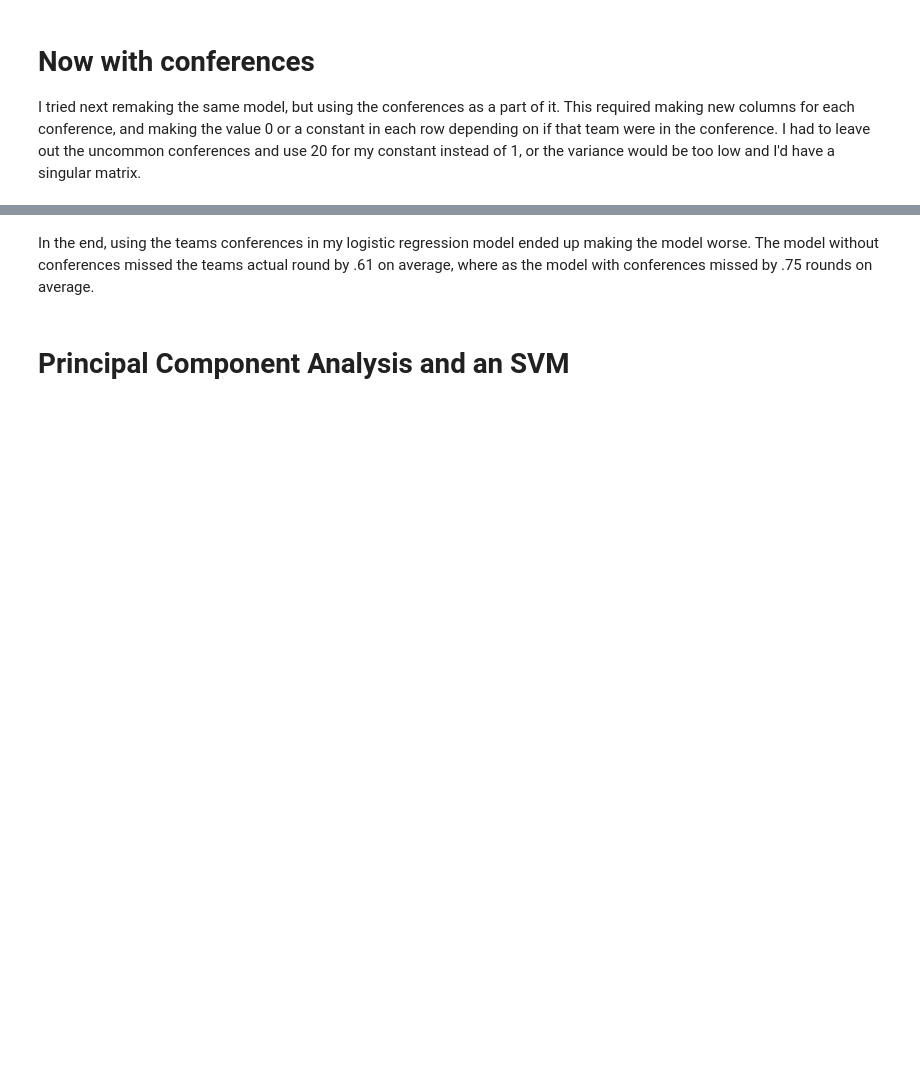
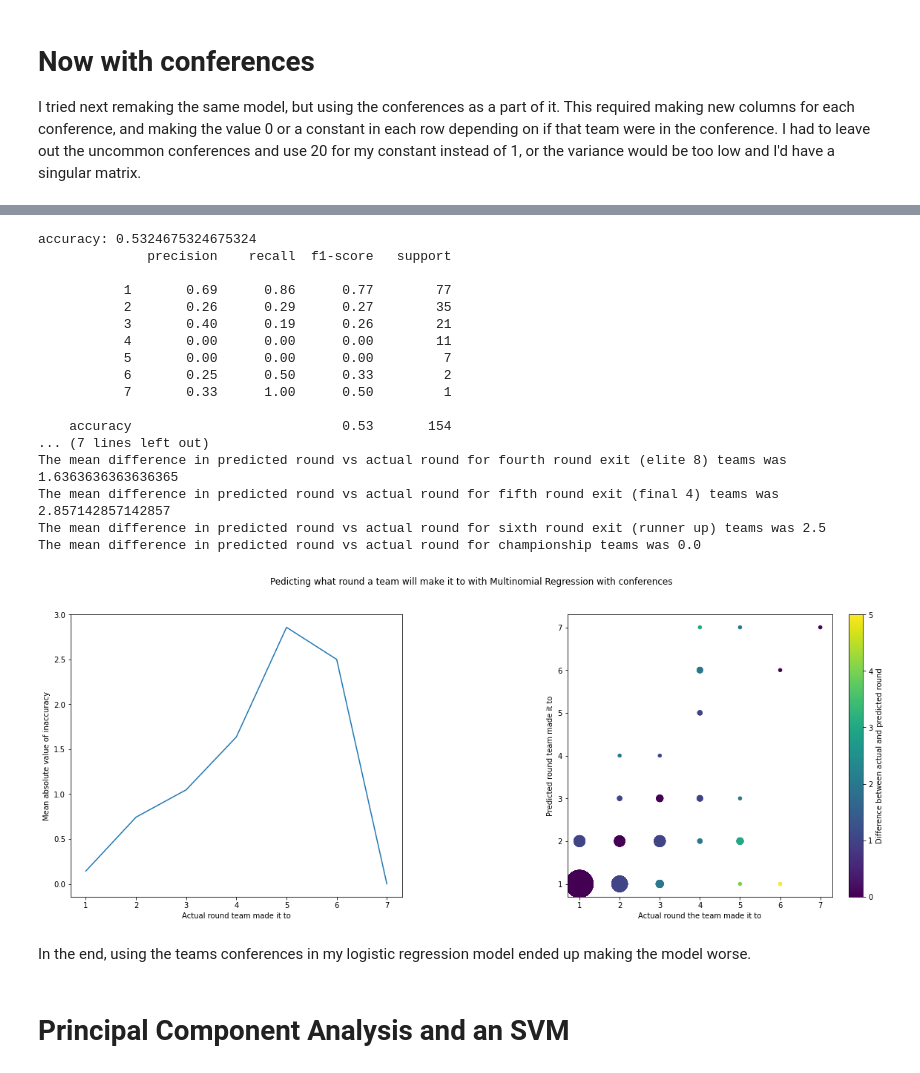
Before and after one commit to ajbenz18/march-madness-model, a Jupyter notebook: analysis.ipynb, the cells around one changed output, grey strips where cells are left out. Cells and saved outputs as stored; diff of their text form; code cells hidden in the pictures; blank space fills up the shorter version.

```diff
--- a/analysis.ipynb
+++ b/analysis.ipynb
@@ -142,11 +146,11 @@ strong multicollinearity or other numerical problems.
 For the above regression, basically every numerical stat I had access to was used, and this maybe is a bit too much. Some stats aren't very important or have strong collinearity with other stats. Perhaps those should be eliminated from the model.
 # %%
 
-feature_vectors = all_data.drop(['TEAM', 'CONF', 'G', 'W', 'POSTSEASON', 'YEAR', 'ADJOE', 'ADJDE'], axis=1)
-class_labels = all_data['POSTSEASON']
-train_vectors, test_vectors, train_labels, test_labels = train_test_split(feature_vectors, class_labels, random_state=8)
+train_vectors_less = train_vectors.drop(['ADJOE', 'ADJDE'], axis=1)
+test_vectors_less = test_vectors.drop(['ADJOE', 'ADJDE'], axis=1)
 
-reduced_model = sm.OLS(train_labels, train_vectors)
+
+reduced_model = sm.OLS(train_labels, train_vectors_less)
 reduced_results = reduced_model.fit()
 print(reduced_results.summary())
 # %% [output]
@@ -172,22 +176,33 @@ For my reduced model, I started by taking out some of the advanced metrics, such
 # %%
 
 
-def analyze_results(pred_labels, test_labels, model_type):
+def analyze_results(pred_labels, test_labels, model_type, classifier=False):
     """
     A function to look at the accuracy of the predictions by looking at the accuracy for each round. It also plots them
     so they can be seen visually.
     paramters: pred_labels - list of predictions
                test_labels - list of actual results
                model_type - string naming the type of model used
+               classifier - if the model being tested was a classification model
     """
-    comp = pd.DataFrame({"pred":pred_labels, 'actual':test_labels})
+    comp_tourney = pd.DataFrame({"pred":list(pred_labels), 'actual':list(test_labels)})
     # comp = pd.concat([pred_labels, test_labels], axis=1)
-    comp.columns = ['pred', 'actual']
-    comp_tourney = comp[comp['actual'] > 0] # I only care about the prediction results of teams that actually made the tournament
+    comp_tourney.columns = ['pred', 'actual']
+#     comp_tourney = comp[comp['actual'] > 0].reset_index(drop=True) # I only care about the prediction results of teams that actually made the tournament
     comp_tourney['dif'] = abs(comp_tourney['pred'] - comp_tourney['actual'])
+
+    if classifier:
+        num_correct = 0
+        for i in range(len(comp_tourney)):
+            if comp_tourney['pred'][i] == list(comp_tourney['actual'])[i]:
+                num_correct += 1
+
+        print("accuracy:", num_correct/len(comp_tourney['pred']))
+        print(classification_report(comp_tourney['actual'], comp_tourney['pred']))
+
+
     print("The mean difference in predicted round vs actual round that teams went to was ", comp_tourney['dif'].mean())
-    # sum(abs(test_labels - output)) / len(output)
-    # output_tourney = output[test_labels > 0]
+
     first_round = comp_tourney[comp_tourney['actual'] == 1]
     print("The mean difference in predicted round vs actual round for first round exit teams was",
           first_round['dif'].mean())
@@ -278,9 +285,8 @@ The mean difference in predicted round vs actual round for championship teams wa
 The form of logistic regression we used in class is best for determing guessing a categorical value of an instance of a set of features. It's not great for determining results that list on a spectrum, like I'm looking for. My 'classes' are numbers 0 to 7, with 0 being a team that missed the tournament, 1 being a team that made it, 2, being a team that made it to the next round, all the way up to 7 being a championship-winning team. However, I can use a multinomial logistic regression to classify data that has more than 2 labels. Multinomial logistic regression predicts the possibility of each of the classes, and then chooses the one with the highest probability.
 # %%
 
-feature_vectors = all_data.drop(['TEAM', 'CONF', 'G', 'W', 'POSTSEASON', 'YEAR'], axis=1)
-class_labels = all_data['POSTSEASON']
-train_vectors, test_vectors, train_labels, test_labels = train_test_split(feature_vectors, class_labels, random_state=8)
+# feature_vectors = all_data.drop(['TEAM', 'CONF', 'G', 'W', 'POSTSEASON', 'YEAR'], axis=1)
+# class_labels = all_data['POSTSEASON']
 # %%
 multinomialModel = LogisticRegression(multi_class="multinomial", solver="lbfgs", max_iter=10000, C=10)
 
@@ -337,13 +342,9 @@ sep_data = pd.concat((sep_data, pd.get_dummies(sep_data['CONF'])), axis=1)
 for c in sep_data['CONF'].unique():
     sep_data[c] = sep_data[c].replace(1, 20)
 
-feature_vectors = sep_data.drop(['TEAM', 'CONF', 'G', 'W', 'POSTSEASON', 'YEAR'], axis=1)
-class_labels = sep_data['POSTSEASON']
-train_vectors, test_vectors, train_labels, test_labels = train_test_split(feature_vectors, class_labels, random_state=8)
 
 multinomialModel = LogisticRegression(multi_class="multinomial", solver="lbfgs", max_iter=10000,)
 
 multinomialModel.fit(train_vectors, train_labels)
 
 pred_labels = multinomialModel.predict(test_vectors)
-analyze_results(pred_labels, test_labels, "Multinomial Regression with conferences")
@@ -370,5 +351,26 @@ The mean difference in predicted round vs actual round for championship teams wa
+# %%
+analyze_results(pred_labels, test_labels, "Multinomial Regression with conferences", classifier=True)
+# %% [output]
+accuracy: 0.5324675324675324
+              precision    recall  f1-score   support
+
+           1       0.69      0.86      0.77        77
+           2       0.26      0.29      0.27        35
+           3       0.40      0.19      0.26        21
+           4       0.00      0.00      0.00        11
+           5       0.00      0.00      0.00         7
+           6       0.25      0.50      0.33         2
+           7       0.33      1.00      0.50         1
+
+    accuracy                           0.53       154
+... (7 lines left out)
+The mean difference in predicted round vs actual round for fourth round exit (elite 8) teams was 1.6363636363636365
+The mean difference in predicted round vs actual round for fifth round exit (final 4) teams was 2.857142857142857
+The mean difference in predicted round vs actual round for sixth round exit (runner up) teams was 2.5
+The mean difference in predicted round vs actual round for championship teams was 0.0
+[figure, added]
 # %% [markdown]
-In the end, using the teams conferences in my logistic regression model ended up making the model worse. The model without conferences missed the teams actual round by .61 on average, where as the model with conferences missed by .75 rounds on average.
+In the end, using the teams conferences in my logistic regression model ended up making the model worse.
 # %% [markdown]
 # Principal Component Analysis and an SVM
 # %%
```
Also changed, not shown: parts of 11 cells of this notebook, 2 other files.
